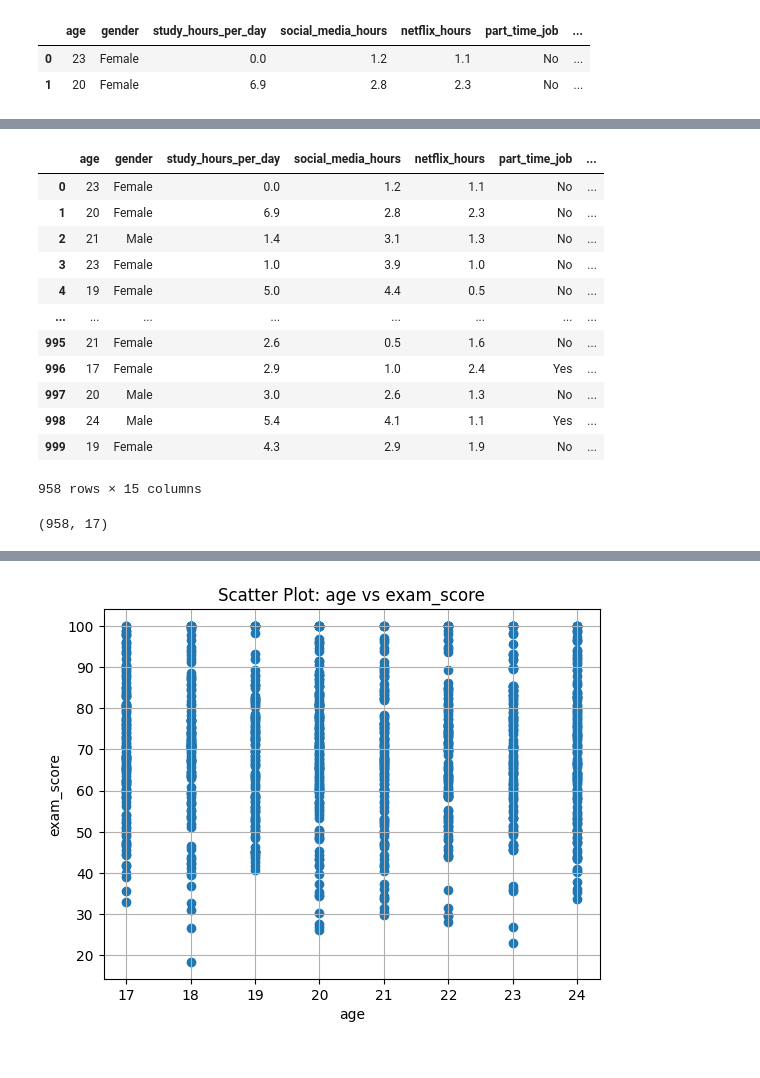
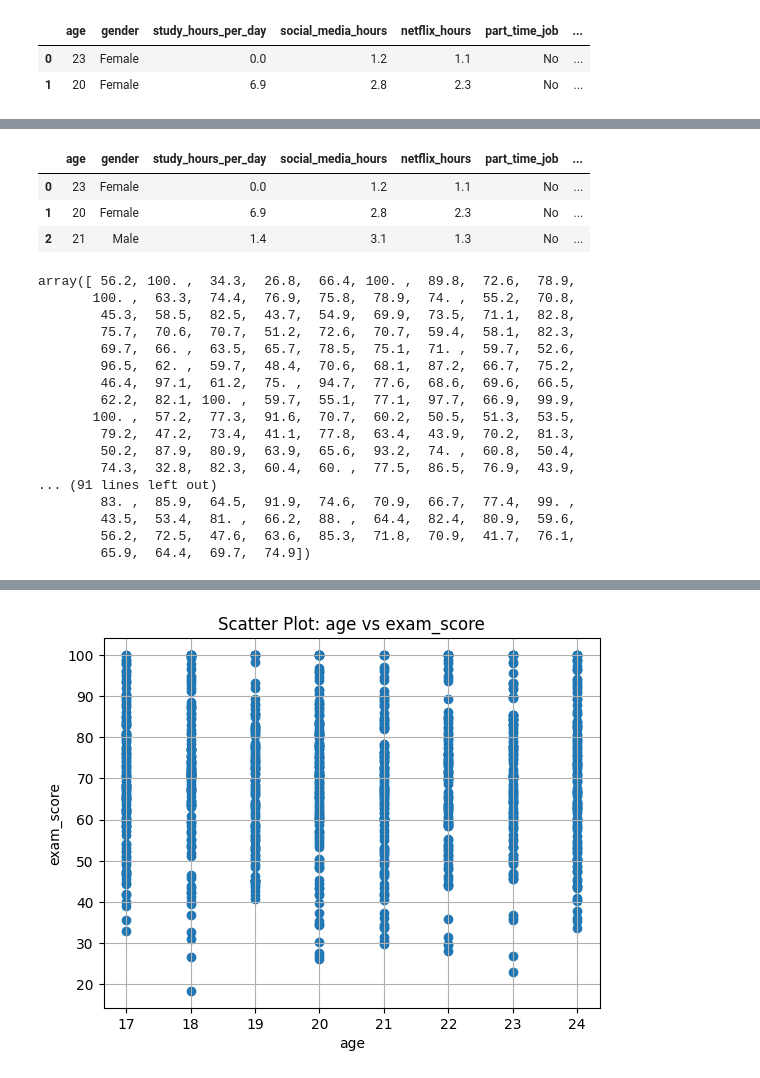
Before and after one commit to luisfelipebp/regression-student-habits, a Jupyter notebook: regression_student_habits.ipynb, the cells around one changed output, grey strips where cells are left out. Cells and saved outputs as stored; diff of their text form; code cells hidden in the pictures.

```diff
--- a/regression_student_habits.ipynb
+++ b/regression_student_habits.ipynb
@@ -344,26 +330,33 @@ transformed_data = onehotencoder.fit_transform(df)
 feature_names = onehotencoder.get_feature_names_out()
 df2 = pd.DataFrame(transformed_data, columns=feature_names)
 # %%
-df
+df.head(3)
 # %% [output]
 |  | age | gender | study_hours_per_day | social_media_hours | netflix_hours | part_time_job | ... |
 | 0 | 23 | Female | 0.0 | 1.2 | 1.1 | No | ... |
 | 1 | 20 | Female | 6.9 | 2.8 | 2.3 | No | ... |
 | 2 | 21 | Male | 1.4 | 3.1 | 1.3 | No | ... |
-| 3 | 23 | Female | 1.0 | 3.9 | 1.0 | No | ... |
-| 4 | 19 | Female | 5.0 | 4.4 | 0.5 | No | ... |
-| ... | ... | ... | ... | ... | ... | ... | ... |
-| 995 | 21 | Female | 2.6 | 0.5 | 1.6 | No | ... |
-| 996 | 17 | Female | 2.9 | 1.0 | 2.4 | Yes | ... |
-| 997 | 20 | Male | 3.0 | 2.6 | 1.3 | No | ... |
-| 998 | 24 | Male | 5.4 | 4.1 | 1.1 | Yes | ... |
-| 999 | 19 | Female | 4.3 | 2.9 | 1.9 | No | ... |
-958 rows × 15 columns
 # %%
 X = df2.drop('remainder__exam_score', axis=1).values
 # %%
 y = df2['remainder__exam_score'].values
-# %%
-X.shape
-# %% [output]
-(958, 17)
+# %%
+y
+# %% [output]
+array([ 56.2, 100. ,  34.3,  26.8,  66.4, 100. ,  89.8,  72.6,  78.9,
+       100. ,  63.3,  74.4,  76.9,  75.8,  78.9,  74. ,  55.2,  70.8,
+        45.3,  58.5,  82.5,  43.7,  54.9,  69.9,  73.5,  71.1,  82.8,
+        75.7,  70.6,  70.7,  51.2,  72.6,  70.7,  59.4,  58.1,  82.3,
+        69.7,  66. ,  63.5,  65.7,  78.5,  75.1,  71. ,  59.7,  52.6,
+        96.5,  62. ,  59.7,  48.4,  70.6,  68.1,  87.2,  66.7,  75.2,
+        46.4,  97.1,  61.2,  75. ,  94.7,  77.6,  68.6,  69.6,  66.5,
+        62.2,  82.1, 100. ,  59.7,  55.1,  77.1,  97.7,  66.9,  99.9,
+       100. ,  57.2,  77.3,  91.6,  70.7,  60.2,  50.5,  51.3,  53.5,
+        79.2,  47.2,  73.4,  41.1,  77.8,  63.4,  43.9,  70.2,  81.3,
+        50.2,  87.9,  80.9,  63.9,  65.6,  93.2,  74. ,  60.8,  50.4,
+        74.3,  32.8,  82.3,  60.4,  60. ,  77.5,  86.5,  76.9,  43.9,
+... (91 lines left out)
+        83. ,  85.9,  64.5,  91.9,  74.6,  70.9,  66.7,  77.4,  99. ,
+        43.5,  53.4,  81. ,  66.2,  88. ,  64.4,  82.4,  80.9,  59.6,
+        56.2,  72.5,  47.6,  63.6,  85.3,  71.8,  70.9,  41.7,  76.1,
+        65.9,  64.4,  69.7,  74.9])
```
Also changed, not shown: parts of 34 cells of this notebook.
